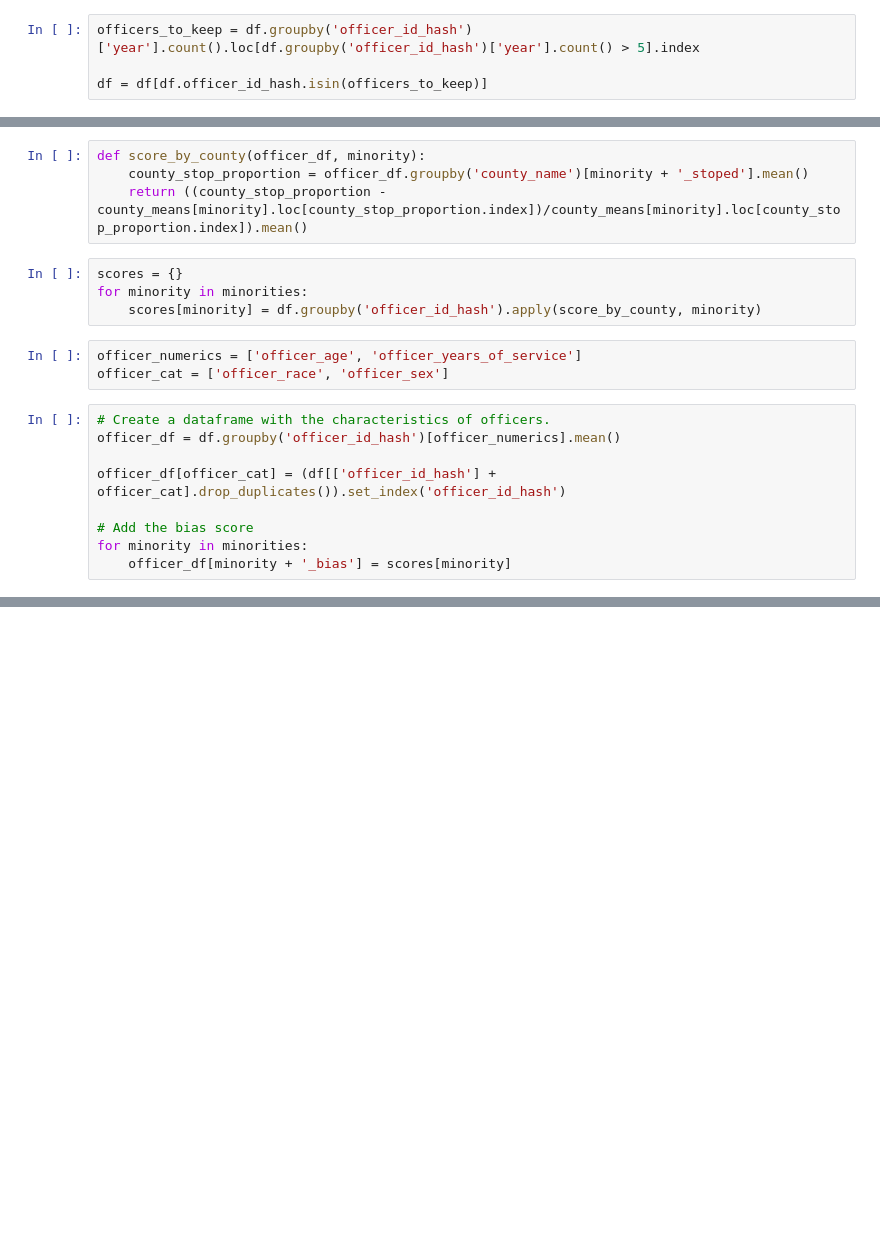
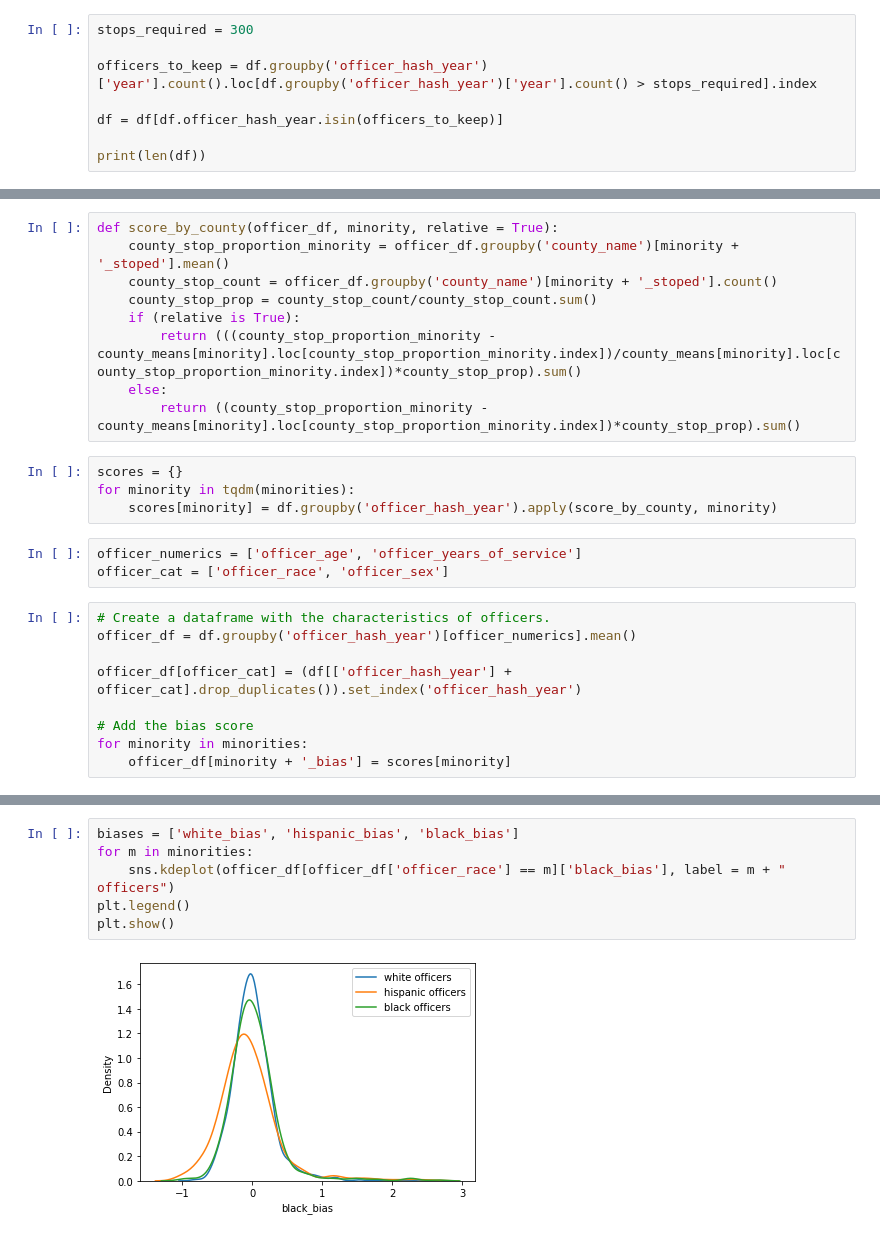
Before and after one commit to epfl-ada/ada-2020-project-milestone-p3-p3_vsl, a Jupyter notebook: bias_micka.ipynb, the cells around one changed output, grey strips where cells are left out. Cells and saved outputs as stored; diff of their text form; blank space fills up the shorter version.

Commit message:
Cleaned county bias score.

```diff
--- a/bias_micka.ipynb
+++ b/bias_micka.ipynb
@@ -63,4 +68,8 @@ It seems that when we define a new officer each year, there are too few entries
 # %%
-officers_to_keep = df.groupby('officer_id_hash')['year'].count().loc[df.groupby('officer_id_hash')['year'].count() > 5].index
+stops_required = 300
 
-df = df[df.officer_id_hash.isin(officers_to_keep)]
+officers_to_keep = df.groupby('officer_hash_year')['year'].count().loc[df.groupby('officer_hash_year')['year'].count() > stops_required].index
+
+df = df[df.officer_hash_year.isin(officers_to_keep)]
+
+print(len(df))
@@ -74,21 +85,26 @@ county_means = {}
 for minority in minorities:
     county_means[minority] = df.groupby('county_name')[minority + '_stoped'].mean()
 # %%
-def score_by_county(officer_df, minority):
-    county_stop_proportion = officer_df.groupby('county_name')[minority + '_stoped'].mean()
-    return ((county_stop_proportion - county_means[minority].loc[county_stop_proportion.index])/county_means[minority].loc[county_stop_proportion.index]).mean()
+def score_by_county(officer_df, minority, relative = True):
+    county_stop_proportion_minority = officer_df.groupby('county_name')[minority + '_stoped'].mean()
+    county_stop_count = officer_df.groupby('county_name')[minority + '_stoped'].count()
+    county_stop_prop = county_stop_count/county_stop_count.sum()
+    if (relative is True):
+        return (((county_stop_proportion_minority - county_means[minority].loc[county_stop_proportion_minority.index])/county_means[minority].loc[county_stop_proportion_minority.index])*county_stop_prop).sum()
+    else:
+        return ((county_stop_proportion_minority - county_means[minority].loc[county_stop_proportion_minority.index])*county_stop_prop).sum()
 # %%
 scores = {}
-for minority in minorities:
-    scores[minority] = df.groupby('officer_id_hash').apply(score_by_county, minority)
+for minority in tqdm(minorities):
+    scores[minority] = df.groupby('officer_hash_year').apply(score_by_county, minority)
 # %%
 officer_numerics = ['officer_age', 'officer_years_of_service']
 officer_cat = ['officer_race', 'officer_sex']
 # %%
 # Create a dataframe with the characteristics of officers.
-officer_df = df.groupby('officer_id_hash')[officer_numerics].mean()
+officer_df = df.groupby('officer_hash_year')[officer_numerics].mean()
 
-officer_df[officer_cat] = (df[['officer_id_hash'] + officer_cat].drop_duplicates()).set_index('officer_id_hash')
+officer_df[officer_cat] = (df[['officer_hash_year'] + officer_cat].drop_duplicates()).set_index('officer_hash_year')
 
 # Add the bias score
 for minority in minorities:
@@ -119,3 +135,11 @@ Covariance Type:            nonrobust
 
 Notes:
 [1] Standard Errors assume that the covariance matrix of the errors is correctly specified.
+# %%
+biases = ['white_bias', 'hispanic_bias', 'black_bias']
+for m in minorities:
+    sns.kdeplot(officer_df[officer_df['officer_race'] == m]['black_bias'], label = m + " officers")
+plt.legend()
+plt.show()
+# %% [output]
+[figure, added]
```
Also changed, not shown: parts of 39 cells of this notebook, 1 other file.
